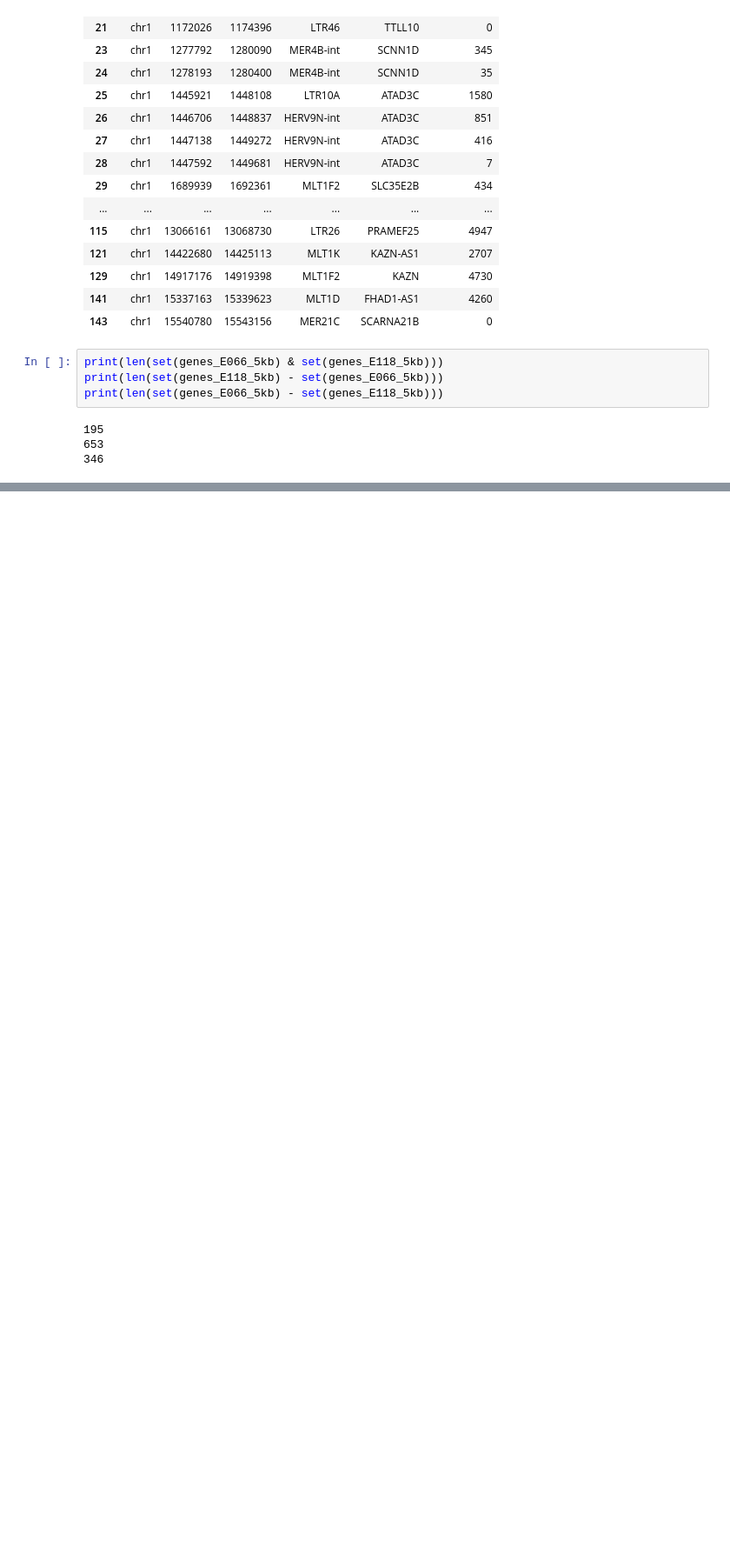
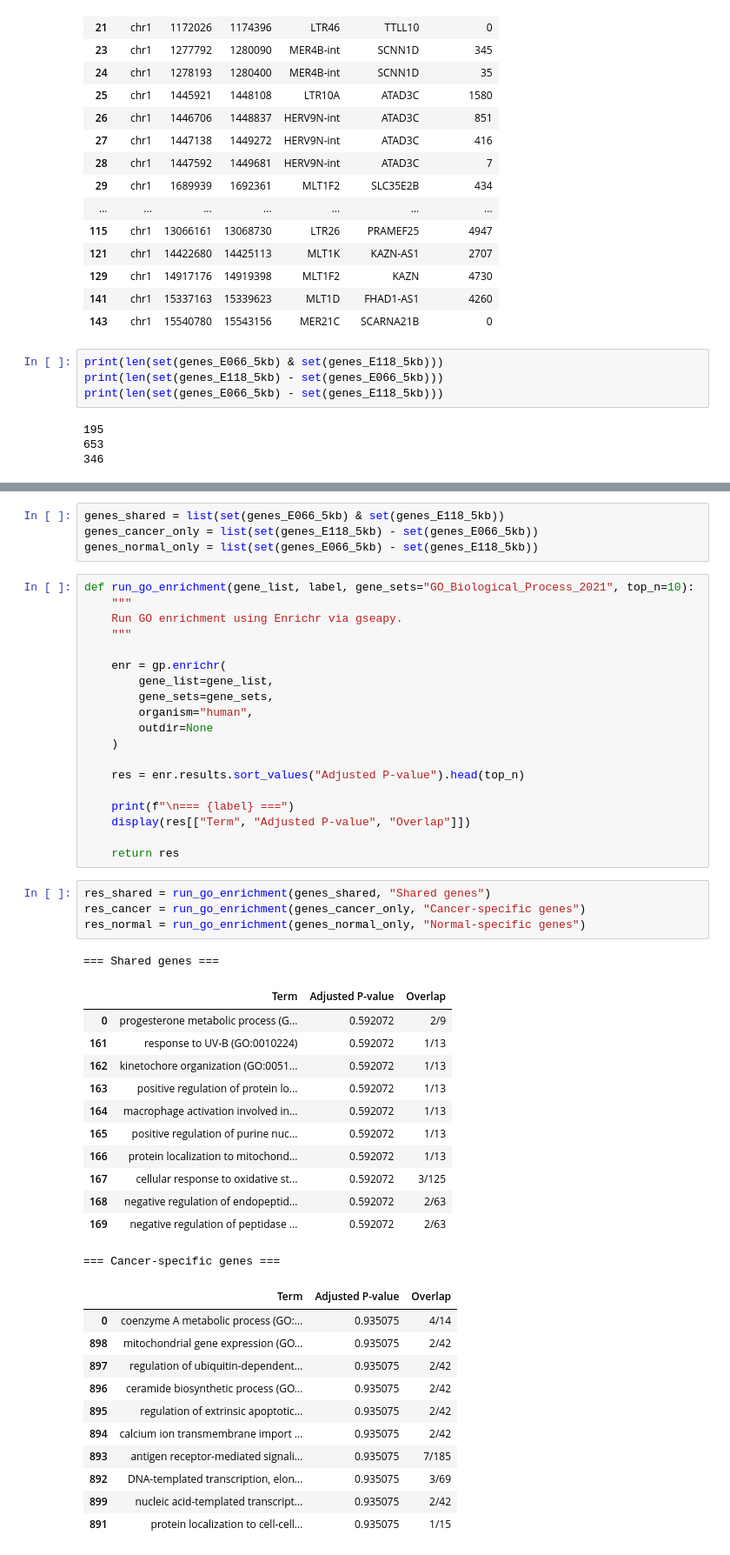
Before and after one commit to caocao0525/HERV, a Jupyter notebook: herv_util_test.ipynb, the cells around one changed output, grey strips where cells are left out. Shown at 87% size. Drawn from its saved outputs; the diff is of its cells as text; blank space fills up the shorter version.

```diff
--- a/herv_util_test.ipynb
+++ b/herv_util_test.ipynb
@@ -707,0 +709,52 @@ plt.show()
+# %%
+genes_shared = list(set(genes_E066_5kb) & set(genes_E118_5kb))
+genes_cancer_only = list(set(genes_E118_5kb) - set(genes_E066_5kb))
+genes_normal_only = list(set(genes_E066_5kb) - set(genes_E118_5kb))
+# %%
+def run_go_enrichment(gene_list, label, gene_sets="GO_Biological_Process_2021", top_n=10):
+    """
+    Run GO enrichment using Enrichr via gseapy.
+    """
+
+    enr = gp.enrichr(
+        gene_list=gene_list,
+        gene_sets=gene_sets,
+        organism="human",
+        outdir=None
+    )
+
+    res = enr.results.sort_values("Adjusted P-value").head(top_n)
+
+    print(f"\n=== {label} ===")
+    display(res[["Term", "Adjusted P-value", "Overlap"]])
+
+    return res
+# %%
+res_shared = run_go_enrichment(genes_shared, "Shared genes")
+res_cancer = run_go_enrichment(genes_cancer_only, "Cancer-specific genes")
+res_normal = run_go_enrichment(genes_normal_only, "Normal-specific genes")
+# %% [output]
+=== Shared genes ===
+|  | Term | Adjusted P-value | Overlap |
+| 0 | progesterone metabolic process (G... | 0.592072 | 2/9 |
+| 161 | response to UV-B (GO:0010224) | 0.592072 | 1/13 |
+| 162 | kinetochore organization (GO:0051... | 0.592072 | 1/13 |
+| 163 | positive regulation of protein lo... | 0.592072 | 1/13 |
+| 164 | macrophage activation involved in... | 0.592072 | 1/13 |
+| 165 | positive regulation of purine nuc... | 0.592072 | 1/13 |
+| 166 | protein localization to mitochond... | 0.592072 | 1/13 |
+| 167 | cellular response to oxidative st... | 0.592072 | 3/125 |
+| 168 | negative regulation of endopeptid... | 0.592072 | 2/63 |
+| 169 | negative regulation of peptidase ... | 0.592072 | 2/63 |
+=== Cancer-specific genes ===
+|  | Term | Adjusted P-value | Overlap |
+| 0 | coenzyme A metabolic process (GO:... | 0.935075 | 4/14 |
+| 898 | mitochondrial gene expression (GO... | 0.935075 | 2/42 |
+| 897 | regulation of ubiquitin-dependent... | 0.935075 | 2/42 |
+| 896 | ceramide biosynthetic process (GO... | 0.935075 | 2/42 |
+| 895 | regulation of extrinsic apoptotic... | 0.935075 | 2/42 |
+| 894 | calcium ion transmembrane import ... | 0.935075 | 2/42 |
+| 893 | antigen receptor-mediated signali... | 0.935075 | 7/185 |
+| 892 | DNA-templated transcription, elon... | 0.935075 | 3/69 |
+| 899 | nucleic acid-templated transcript... | 0.935075 | 2/42 |
+| 891 | protein localization to cell-cell... | 0.935075 | 1/15 |
```
Also changed, not shown: parts of 3 cells of this notebook, 1 other file.
